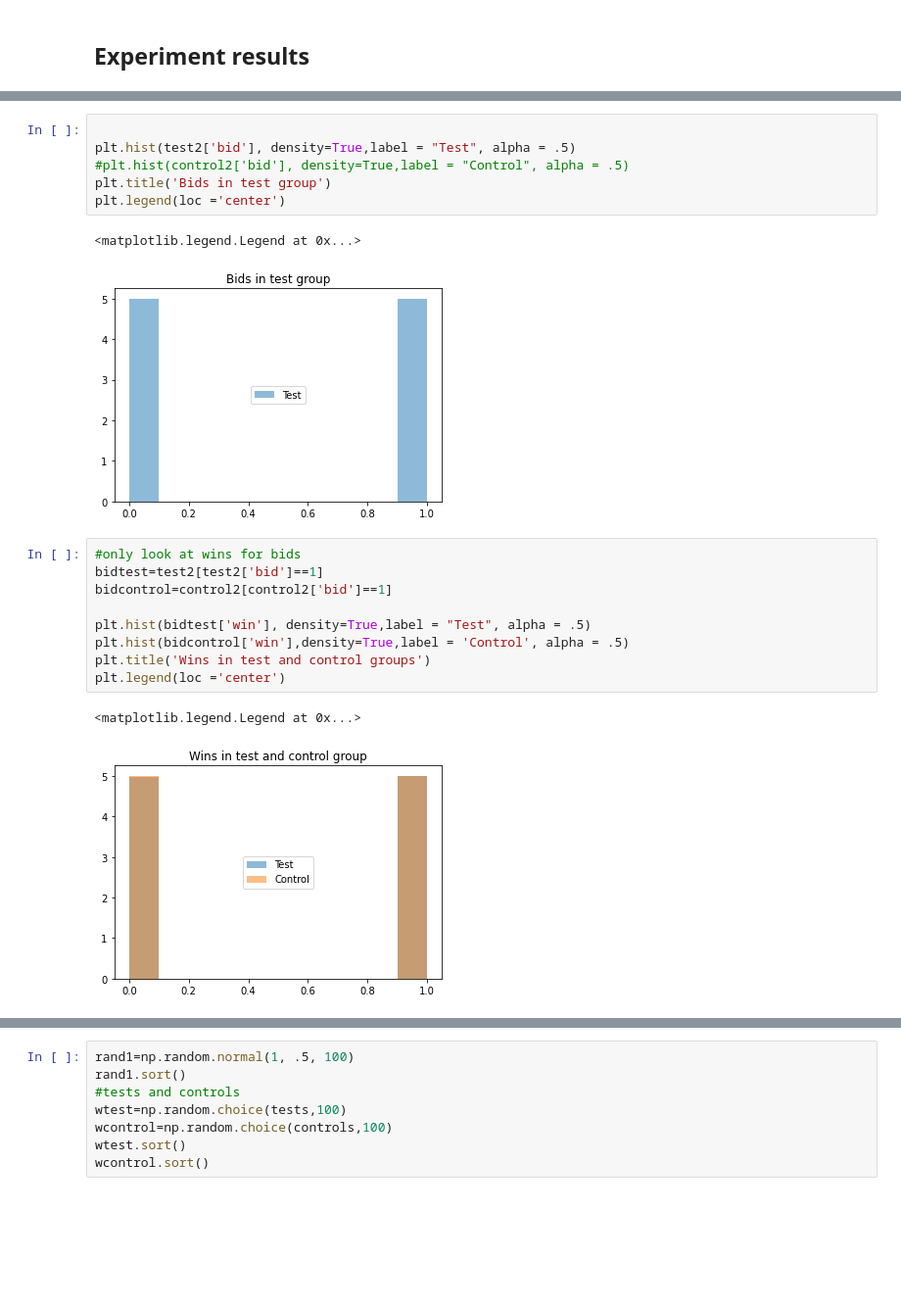
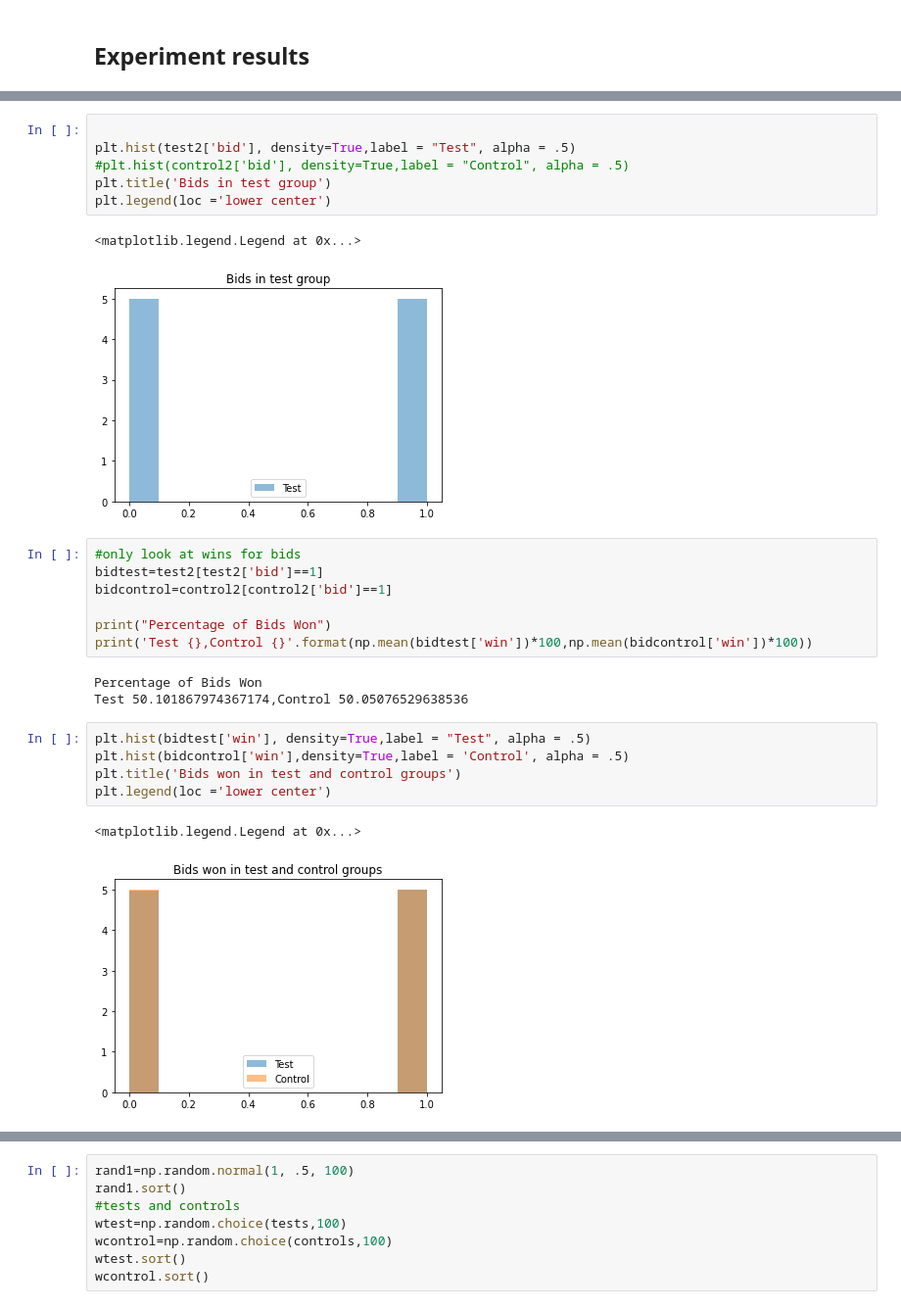
Before and after one commit to maymag/ab, a Jupyter notebook: AB.ipynb, the cells around one changed output, grey strips where cells are left out. Shown: that part at 98% size. Drawn from its saved outputs; the diff is of its cells as text; blank space fills up the shorter version.

```diff
--- a/AB.ipynb
+++ b/AB.ipynb
@@ -133,22 +157,28 @@ plt.legend(loc ='center')
 plt.hist(test2['bid'], density=True,label = "Test", alpha = .5)
 #plt.hist(control2['bid'], density=True,label = "Control", alpha = .5)
 plt.title('Bids in test group')
-plt.legend(loc ='center')
+plt.legend(loc ='lower center')
 # %% [output]
 <matplotlib.legend.Legend at 0x...>
-[figure, old version]
+[figure, new version]
+# %%
+#only look at wins for bids
+bidtest=test2[test2['bid']==1]
+bidcontrol=control2[control2['bid']==1]
+
+print("Percentage of Bids Won")
+print('Test {},Control {}'.format(np.mean(bidtest['win'])*100,np.mean(bidcontrol['win'])*100))
+# %% [output]
+Percentage of Bids Won
+Test 50.101867974367174,Control 50.05076529638536
 # %%
-#only look at wins for bids
-bidtest=test2[test2['bid']==1]
-bidcontrol=control2[control2['bid']==1]
-
 plt.hist(bidtest['win'], density=True,label = "Test", alpha = .5)
 plt.hist(bidcontrol['win'],density=True,label = 'Control', alpha = .5)
-plt.title('Wins in test and control groups')
-plt.legend(loc ='center')
+plt.title('Bids won in test and control groups')
+plt.legend(loc ='lower center')
 # %% [output]
 <matplotlib.legend.Legend at 0x...>
-[figure, old version]
+[figure, new version]
 # %%
 plt.hist(bidtest['win'], density=True,label = "Test", alpha = .5)
 #plt.hist(bidcontrol['win'],density=True,label = 'Control', alpha = .5)
```
Also changed, not shown: parts of 42 cells of this notebook, 3 other files.
